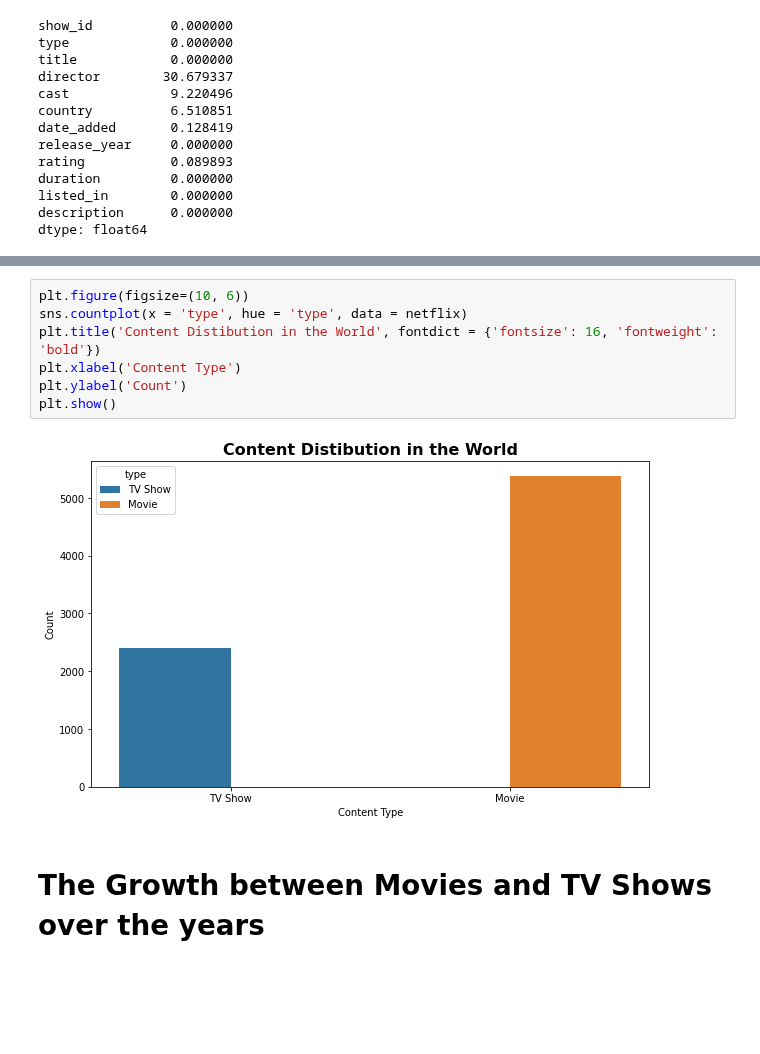
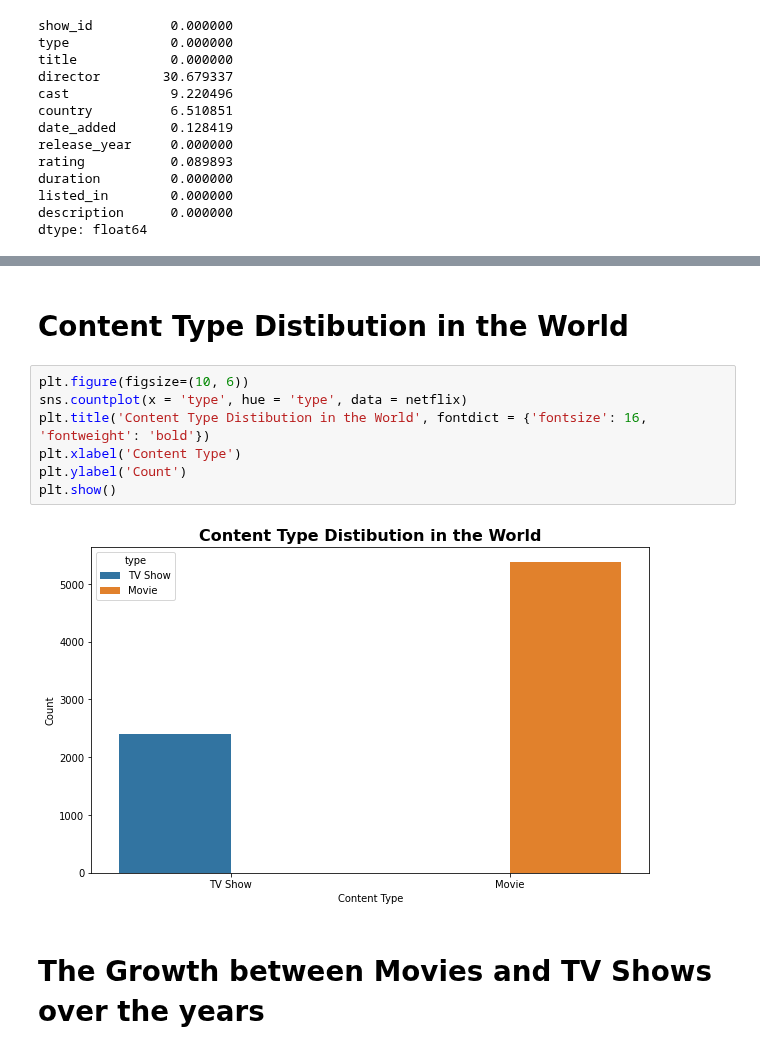
Before and after one commit to AlejandroDeLaCruz/Netflix-Analysis, a Jupyter notebook: Netflix.ipynb, the cells around one changed output, grey strips where cells are left out. Saved outputs shown, nothing was run; the diff lists cells and outputs as text; blank space fills up the shorter version.

```diff
--- a/Netflix.ipynb
+++ b/Netflix.ipynb
@@ -51,12 +38,14 @@ Name: rating, dtype: int64
+# %% [markdown]
+# Content Type Distibution in the World
 # %%
 plt.figure(figsize=(10, 6))
 sns.countplot(x = 'type', hue = 'type', data = netflix)
-plt.title('Content Distibution in the World', fontdict = {'fontsize': 16, 'fontweight': 'bold'})
+plt.title('Content Type Distibution in the World', fontdict = {'fontsize': 16, 'fontweight': 'bold'})
 plt.xlabel('Content Type')
 plt.ylabel('Count')
 plt.show()
 # %% [output]
-[figure, old version]
+[figure, new version]
 # %% [markdown]
 # The Growth between Movies and TV Shows over the years
 # %%
```
Also changed, not shown: parts of 4 cells of this notebook.
